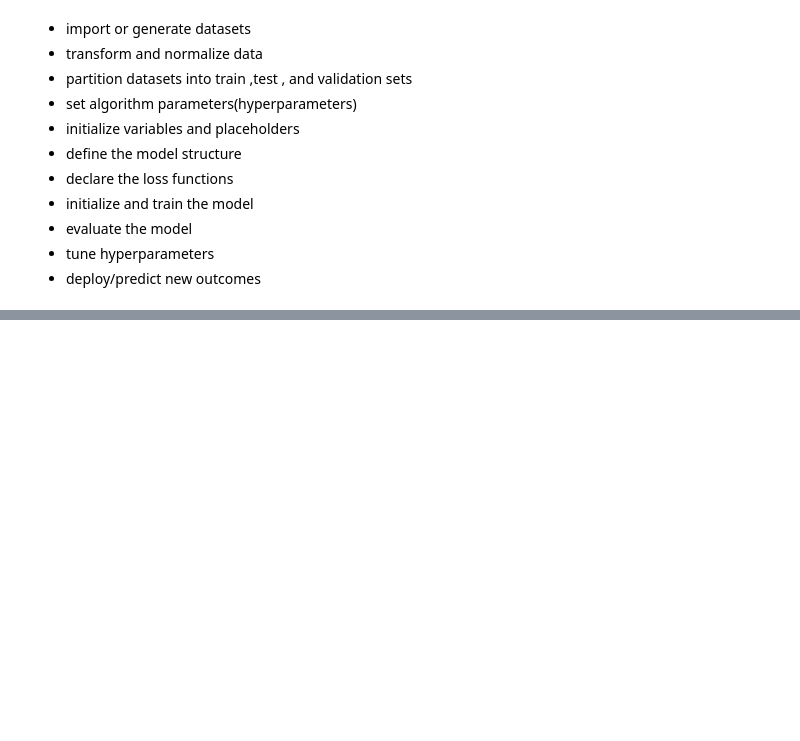
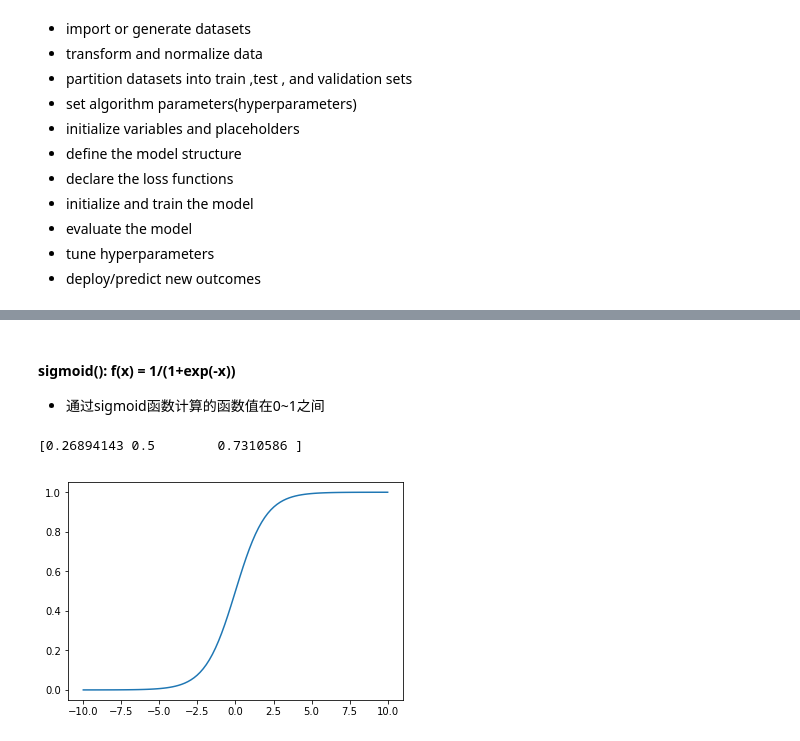
Before and after one commit to sy-yunyi/AI-learn-project, a Jupyter notebook: ml-project/jupyter/tensorflow.ipynb, the cells around one changed output, grey strips where cells are left out. Cells and saved outputs as stored; diff of their text form; code cells hidden in the pictures; blank space fills up the shorter version.

```diff
--- a/ml-project/jupyter/tensorflow.ipynb
+++ b/ml-project/jupyter/tensorflow.ipynb
@@ -412,0 +480,12 @@ print(sess.run(tf.self_adjoint_eig(E)))
+# %% [markdown]
+#### sigmoid():    f(x) = 1/(1+exp(-x))
+- 通过sigmoid函数计算的函数值在0~1之间
+# %%
+# sigmoid():1/(1+exp(-x))   通过sigmoid函数计算的函数值在0~1之间
+print(sess.run(tf.nn.sigmoid([-1.,0.,1.])))
+y = tf.nn.sigmoid(x)
+plt.plot(x,sess.run(y))
+plt.show()
+# %% [output]
+[0.26894143 0.5        0.7310586 ]
+[figure, added]
```
Also changed, not shown: parts of 60 cells of this notebook.
